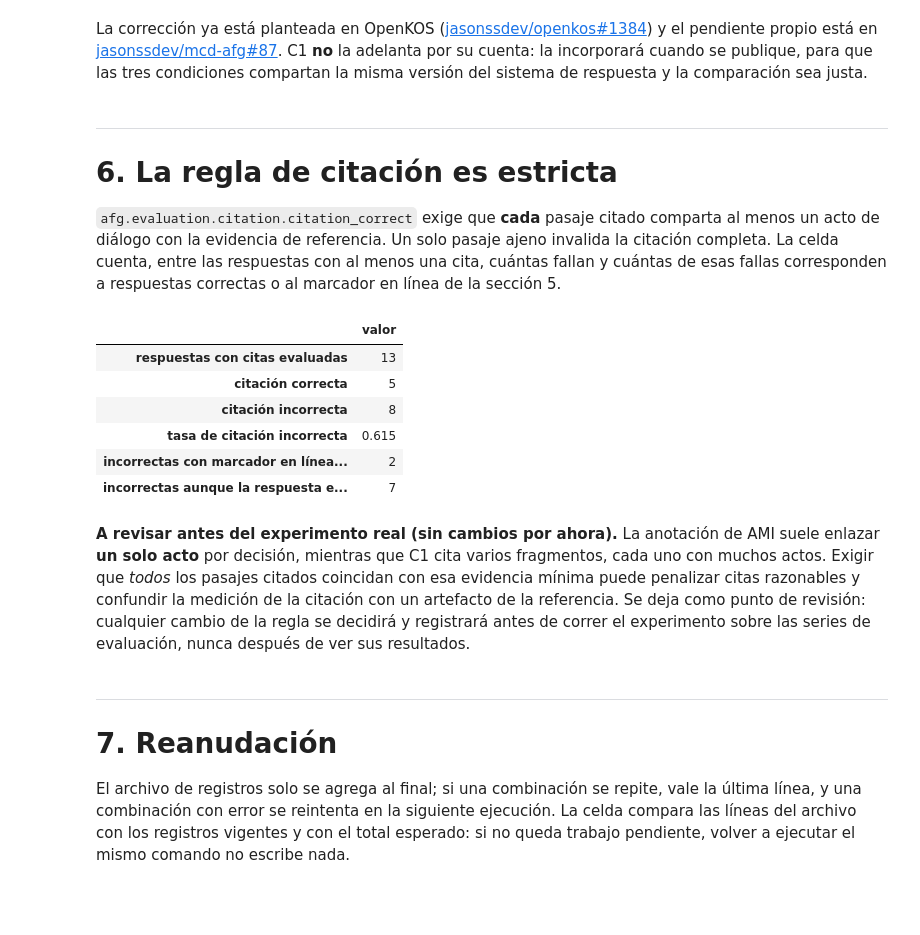
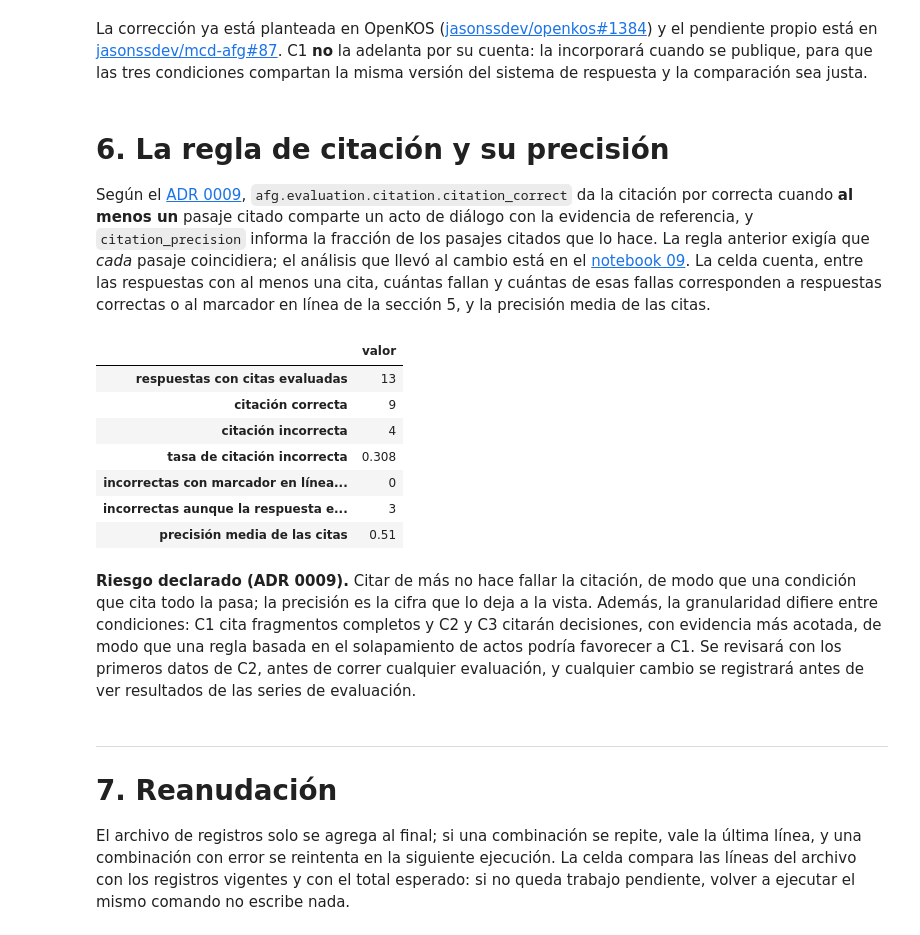
Before and after one commit to jasonssdev/mcd-afg, a Jupyter notebook: notebooks/07-jss-runner-experimento-b.ipynb, the cells around one changed output. Cells and saved outputs as stored; diff of their text form; code cells hidden in the pictures; blank space fills up the shorter version.

```diff
--- a/notebooks/07-jss-runner-experimento-b.ipynb
+++ b/notebooks/07-jss-runner-experimento-b.ipynb
@@ -40,6 +44,8 @@ from dataclasses import asdict
 
 import pandas as pd
 
+from afg.experiments.citation_analysis import rescore_citation
+from afg.experiments.questions import load_experiment_questions
 from afg.experiments.runner import MANIFEST_FILE, RECORDS_FILE, load_records
 from afg.experiments.summary import (
     citation_tally,
@@ -55,15 +61,22 @@ pd.set_option("display.width", 160)
 pd.set_option("display.max_colwidth", 80)
 
 RUN_DIR = EXPERIMENT_B_DIR / "humo-c1-es2015"
-if not (RUN_DIR / RECORDS_FILE).exists():
-    raise SystemExit(
-        f"No se encontro {RUN_DIR / RECORDS_FILE}.\n"
-        "Generala con `uv run afg experiment b --help` (requiere Ollama)."
-    )
+QUESTIONS_CSV = PROJECT_ROOT / "data" / "processed" / "judge-calibration" / "ES2015.preguntas.csv"
+for needed in (RUN_DIR / RECORDS_FILE, QUESTIONS_CSV):
+    if not needed.exists():
+        raise SystemExit(
+            f"No se encontro {needed}.\n"
+            "Se genera con `uv run afg experiment b --help` (requiere Ollama) y con la hoja "
+            "de calibracion de ES2015."
+        )
 
 MANIFEST = json.loads((RUN_DIR / MANIFEST_FILE).read_text(encoding="utf-8"))
 ALL_LINES = load_records(RUN_DIR / RECORDS_FILE)
-RECORDS = load_records(RUN_DIR / RECORDS_FILE, latest_only=True)
+QUESTIONS = {q.id: q for q in load_experiment_questions(QUESTIONS_CSV)}
+# Los registros de la corrida de humo se escribieron con la regla anterior (todas las citas
+# debian tocar la referencia). La citacion se recalcula con la regla vigente (ADR 0009) a partir
+# de las respuestas guardadas y de las preguntas; el archivo de la corrida no se modifica.
+RECORDS = rescore_citation(load_records(RUN_DIR / RECORDS_FILE, latest_only=True), QUESTIONS)
 ROWS = pd.DataFrame([asdict(r) for r in record_rows(RECORDS)])
 print(f"Corrida en {RUN_DIR.relative_to(PROJECT_ROOT)}: {len(RECORDS)} registros")
 # %% [output]
@@ -282,44 +300,48 @@ propio está en [jasonssdev/mcd-afg#87](https://github.com/jasonssdev/mcd-afg/is
 **no** la adelanta por su cuenta: la incorporará cuando se publique, para que las tres
 condiciones compartan la misma versión del sistema de respuesta y la comparación sea justa.
 # %% [markdown]
----
+# 6. La regla de citación y su precisión
 
-# 6. La regla de citación es estricta
-
-`afg.evaluation.citation.citation_correct` exige que **cada** pasaje citado comparta al menos
-un acto de diálogo con la evidencia de referencia. Un solo pasaje ajeno invalida la citación
-completa. La celda cuenta, entre las respuestas con al menos una cita, cuántas fallan y cuántas
-de esas fallas corresponden a respuestas correctas o al marcador en línea de la sección 5.
+Según el [ADR 0009](../docs/decisions/0009-adr-regla-de-citacion-correcta.md),
+`afg.evaluation.citation.citation_correct` da la citación por correcta cuando **al menos un**
+pasaje citado comparte un acto de diálogo con la evidencia de referencia, y
+`citation_precision` informa la fracción de los pasajes citados que lo hace. La regla anterior
+exigía que *cada* pasaje coincidiera; el análisis que llevó al cambio está en el
+[notebook 09](09-jss-regla-de-citacion.ipynb). La celda cuenta, entre las respuestas con al
+menos una cita, cuántas fallan y cuántas de esas fallas corresponden a respuestas correctas o al
+marcador en línea de la sección 5, y la precisión media de las citas.
 # %%
 T = citation_tally(RECORDS)
 pd.Series(
     {
         "respuestas con citas evaluadas": T.evaluated,
         "citación correcta": T.correct,
         "citación incorrecta": T.incorrect,
         "tasa de citación incorrecta": round(T.incorrect_rate, 3),
         "incorrectas con marcador en línea (sección 5)": T.incorrect_with_inline_marker,
         "incorrectas aunque la respuesta es correcta": T.incorrect_with_correct_answer,
+        "precisión media de las citas": round(T.mean_precision, 2),
     },
     name="valor",
     dtype=object,
 ).to_frame()
 # %% [output]
 |  | valor |
 | respuestas con citas evaluadas | 13 |
-| citación correcta | 5 |
-| citación incorrecta | 8 |
-| tasa de citación incorrecta | 0.615 |
-| incorrectas con marcador en línea... | 2 |
-| incorrectas aunque la respuesta e... | 7 |
+| citación correcta | 9 |
+| citación incorrecta | 4 |
+| tasa de citación incorrecta | 0.308 |
+| incorrectas con marcador en línea... | 0 |
+| incorrectas aunque la respuesta e... | 3 |
+| precisión media de las citas | 0.51 |
 # %% [markdown]
-**A revisar antes del experimento real (sin cambios por ahora).** La anotación de AMI suele
-enlazar **un solo acto** por decisión, mientras que C1 cita varios fragmentos, cada uno con
-muchos actos. Exigir que *todos* los pasajes citados coincidan con esa evidencia mínima puede
-penalizar citas razonables y confundir la medición de la citación con un artefacto de la
-referencia. Se deja como punto de revisión: cualquier cambio de la regla se decidirá y
-registrará antes de correr el experimento sobre las series de evaluación, nunca después de ver
-sus resultados.
+**Riesgo declarado (ADR 0009).** Citar de más no hace fallar la citación, de modo que una
+condición que cita todo la pasa; la precisión es la cifra que lo deja a la vista. Además, la
+granularidad difiere entre condiciones: C1 cita fragmentos completos y C2 y C3 citarán
+decisiones, con evidencia más acotada, de modo que una regla basada en el solapamiento de actos
+podría favorecer a C1. Se revisará con los primeros datos de C2, antes de correr cualquier
+evaluación, y cualquier cambio se registrará antes de ver resultados de las series de
+evaluación.
 # %% [markdown]
 ---
 
```
Also changed, not shown: parts of 7 cells of this notebook, 15 other files.
